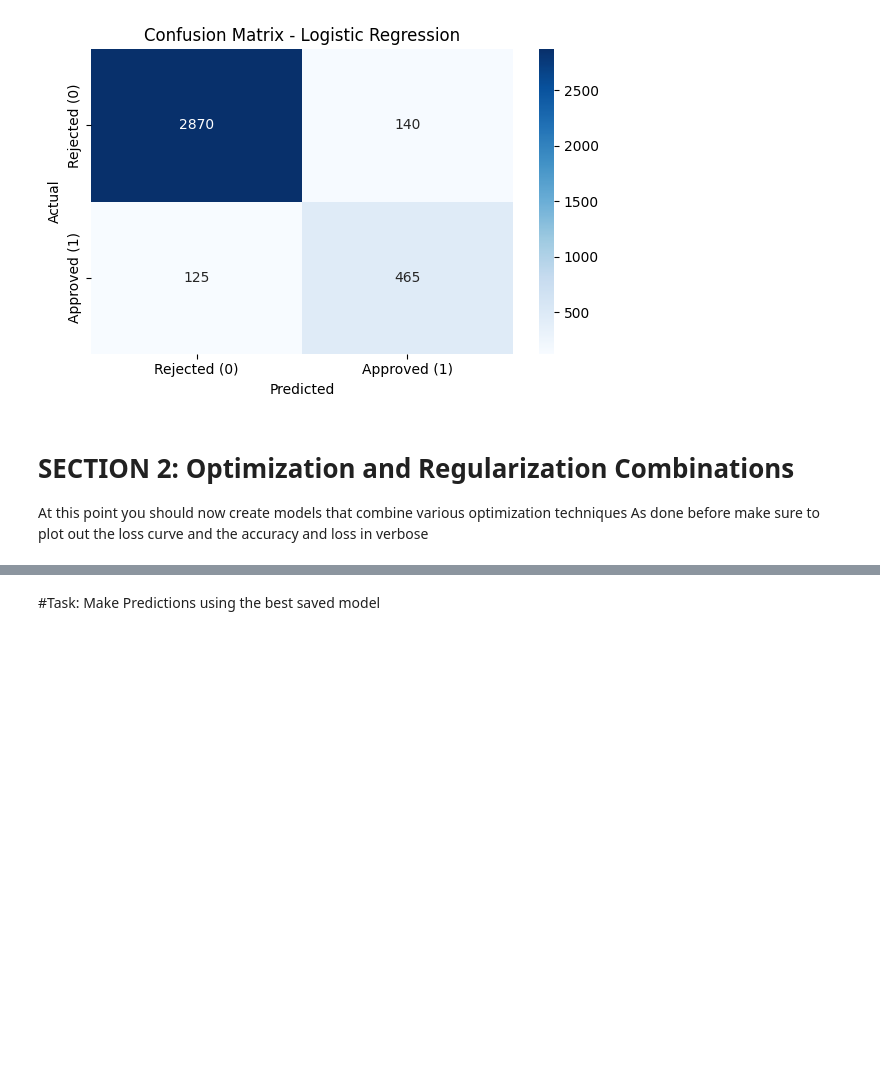
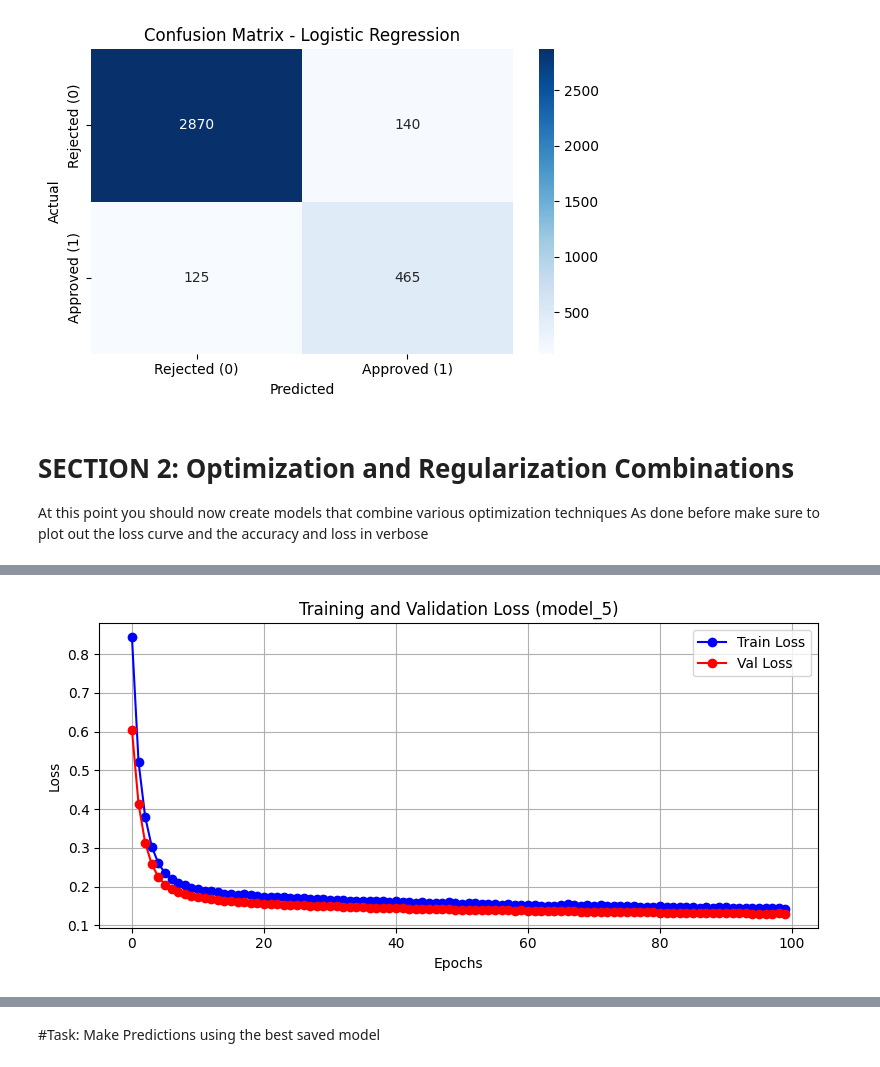
Before and after one commit to Annemarie535257/Agriempower_model_trainning, a Jupyter notebook: Summative_Intro_to_ml_Anne_Marie_Twagirayezu_assignment.ipynb, the cells around one changed output, grey strips where cells are left out. Drawn from its saved outputs; the diff is of its cells as text; code cells hidden in the pictures; blank space fills up the shorter version.

```diff
--- a/Summative_Intro_to_ml_Anne_Marie_Twagirayezu_assignment.ipynb
+++ b/Summative_Intro_to_ml_Anne_Marie_Twagirayezu_assignment.ipynb
@@ -639 +645,87 @@ weighted avg       0.97      0.97      0.97      3600
 ✅ model_4 has been saved to: saved_models/model_4.keras
+# %%
+from tensorflow.keras.optimizers import Adagrad
+
+# === 1. Define model_5 ===
+model_5 = Sequential([
+    Dense(64, activation='relu', input_shape=(X_train_scaled.shape[1],), kernel_regularizer=l2(0.01)),
+    Dropout(0.3),
+    Dense(32, activation='relu', kernel_regularizer=l2(0.01)),
+    Dropout(0.3),
+    Dense(16, activation='relu', kernel_regularizer=l2(0.01)),
+    Dropout(0.3),
+    Dense(1, activation='sigmoid')
+])
+
+# === 2. Compile the model ===
+model_5.compile(
+    optimizer=Adagrad(learning_rate=0.01),
+    loss='binary_crossentropy',
+    metrics=['accuracy']
+)
+
+# === 3. Early stopping ===
+early_stop = EarlyStopping(monitor='val_loss', patience=12, restore_best_weights=True)
+
+# === 4. Train the model ===
+history_5 = model_5.fit(
+    X_train_scaled, y_train,
+    validation_data=(X_val_scaled, y_val),
+    epochs=100,
+    batch_size=32,
+    callbacks=[early_stop],
+    verbose=1
+)
+
+# === 5. Plot training and validation loss ===
+plt.figure(figsize=(8, 4))
+plt.plot(history_5.history['loss'], 'bo-', label='Train Loss')
+plt.plot(history_5.history['val_loss'], 'ro-', label='Val Loss')
+plt.title('Training and Validation Loss (model_5)')
+plt.xlabel('Epochs')
+plt.ylabel('Loss')
+plt.legend()
+plt.grid(True)
+plt.tight_layout()
+plt.show()
+
+# === 6. Evaluate on test set ===
+y_pred5 = (model_5.predict(X_test_scaled, verbose=0) > 0.5).astype(int)
+
+accuracy_5 = accuracy_score(y_test, y_pred5)
+f1_5 = f1_score(y_test, y_pred5)
+recall_5 = recall_score(y_test, y_pred5)
+precision_5 = precision_score(y_test, y_pred5)
+
+print(f"\nResults for model_5 (Adagrad + L2):")
+print(f"Accuracy:  {accuracy_5:.4f}")
+print(f"F1 Score:  {f1_5:.4f}")
+print(f"Recall:    {recall_5:.4f}")
+print(f"Precision: {precision_5:.4f}")
+
+# === 7. Confusion Matrix ===
+cm5 = confusion_matrix(y_test, y_pred5)
+print("\nConfusion Matrix:")
+print(cm5)
+
+print("\nClassification Report:")
+print(classification_report(y_test, y_pred5, target_names=['Rejected (0)', 'Approved (1)']))
+
+# === 8. Plot confusion matrix ===
+plt.figure(figsize=(6, 4))
+sns.heatmap(cm5, annot=True, fmt='d', cmap='Oranges',
+            xticklabels=['Rejected (0)', 'Approved (1)'],
+            yticklabels=['Rejected (0)', 'Approved (1)'])
+plt.title('Confusion Matrix (model_5)')
+plt.xlabel('Predicted')
+plt.ylabel('Actual')
+plt.tight_layout()
+plt.show()
+
+# === 9. Save the model ===
+save_path = "saved_models/Adagrad_l2_model.keras"
+os.makedirs(os.path.dirname(save_path), exist_ok=True)
+model_5.save(save_path)
+
+print(f"\n✅ model_5 has been saved to: {save_path}")
+# %% [output]
@@ -639,0 +749 @@ weighted avg       0.97      0.97      0.97      3600
+[figure, added]
```
Also changed, not shown: parts of 6 cells of this notebook.
